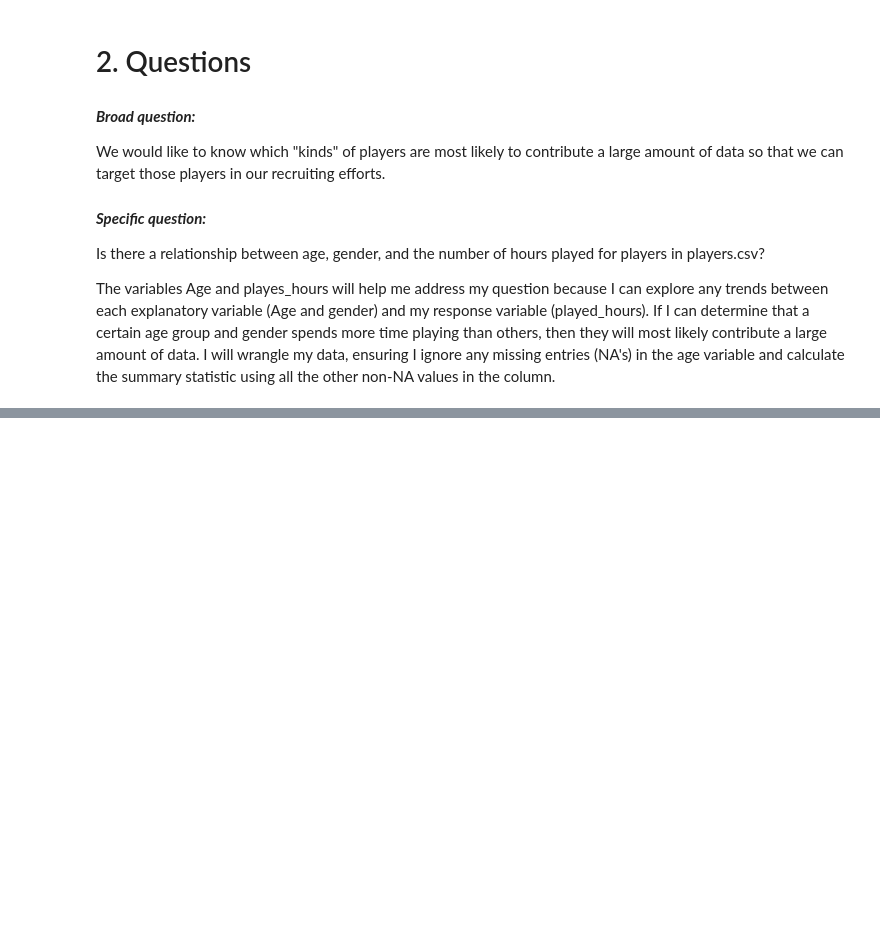
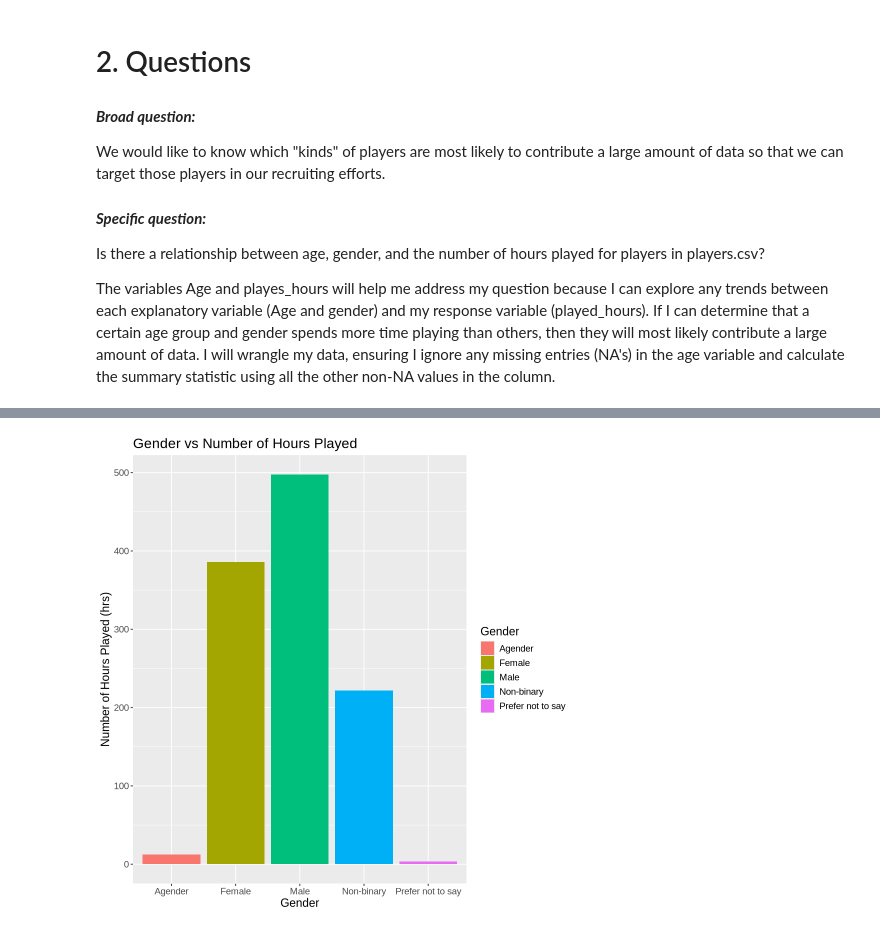
Before and after one commit to chiarabiagi/DSCI-individual-project, a Jupyter notebook: part1.ipynb, the cells around one changed output, grey strips where cells are left out. Drawn from its saved outputs; the diff is of its cells as text; code cells hidden in the pictures; blank space fills up the shorter version.

```diff
--- a/part1.ipynb
+++ b/part1.ipynb
@@ -150,0 +155,14 @@ We would like to know which "kinds" of players are most likely to contribute a l
+# %%
+library(tidyverse)
+
+# Computing the mean for each quantitative variable in players.csv
+players |>
+  select(Age, played_hours) |>
+  map_dfr(mean, na.rm = TRUE)
+
+
+
+players_small <- players |>
+select(Age, gender, played_hours)|>
+  drop_na(Age) |>    # remove rows with NA in the column Age
+  filter(played_hours >1)
@@ -150,0 +174,13 @@ We would like to know which "kinds" of players are most likely to contribute a l
+# %%
+options(repr.plot.width = 8, repr.plot.height = 8)
+
+gender_plot <- ggplot(players_small, aes(x = gender, y = played_hours, fill = gender)) +
+  geom_bar(stat = "identity") +
+  xlab("Gender") +
+  ylab("Number of Hours Played (hrs)") +
+  labs(fill = "Gender", title = "Gender vs Number of Hours Played") +
+  theme(text = element_text(size = 14))
+
+gender_plot
+# %% [output]
+[figure, added]
```
Also changed, not shown: parts of 5 cells of this notebook.
